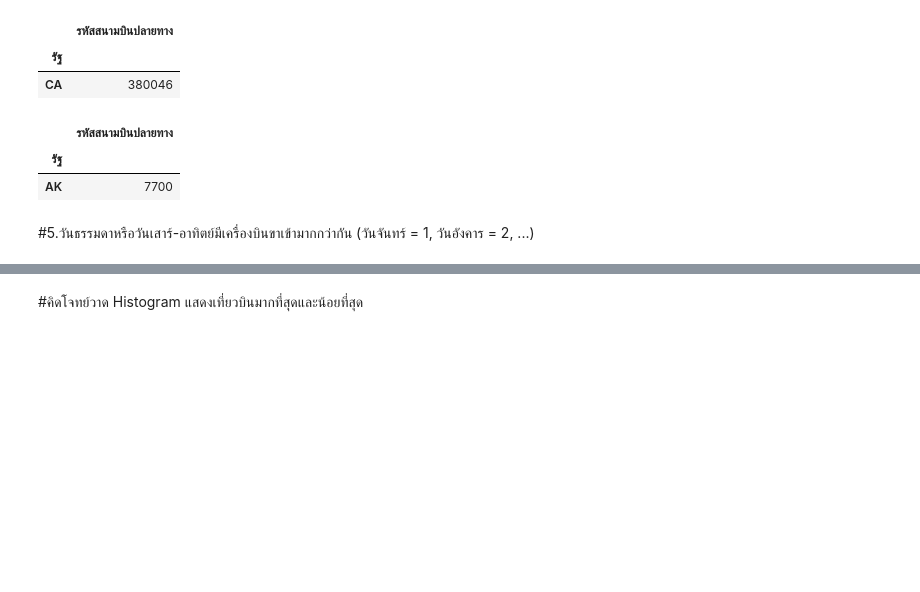
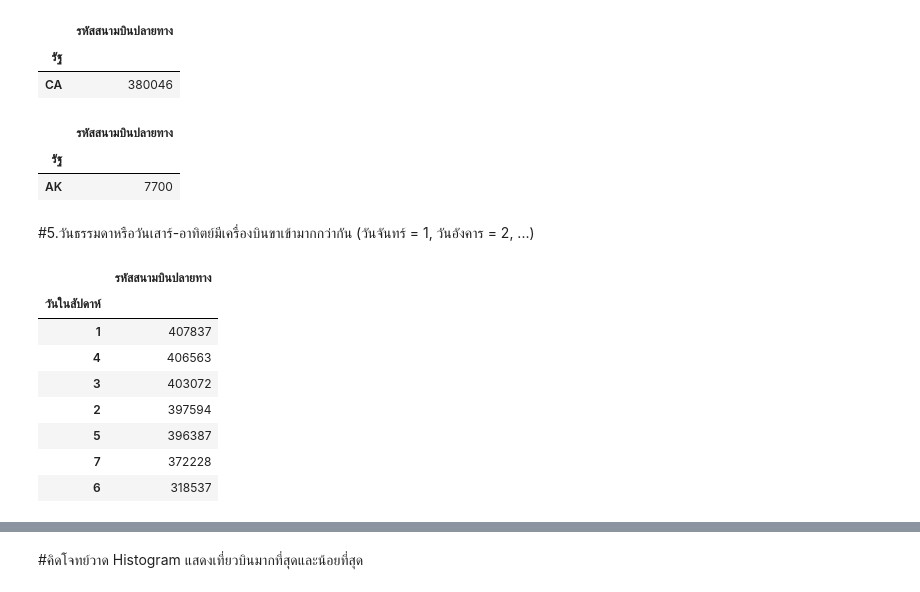
Before and after one commit to Wikanes-k/DWDM21, a Jupyter notebook: MiniExam.ipynb, the cells around one changed output, grey strips where cells are left out. Drawn from its saved outputs; the diff is of its cells as text; code cells hidden in the pictures; blank space fills up the shorter version.

```diff
--- a/MiniExam.ipynb
+++ b/MiniExam.ipynb
@@ -145,3 +147,16 @@ min.iloc[:1:,4:5]
 | AK | 7700 |
 # %% [markdown]
 #5.วันธรรมดาหรือวันเสาร์-อาทิตย์มีเครื่องบินขาเข้ามากกว่ากัน (วันจันทร์ = 1, วันอังคาร = 2, ...)
+# %%
+week = merged_data.groupby('วันในสัปดาห์').count().sort_values(by=['รหัสสนามบินปลายทาง'],ascending=False) #ดูจำนวนเครื่องบินขาเข้าวันในสัปดาห์
+week.iloc[:,3:4]
+# %% [output]
+|  | รหัสสนามบินปลายทาง |
+| วันในสัปดาห์ |  |
+| 1 | 407837 |
+| 4 | 406563 |
+| 3 | 403072 |
+| 2 | 397594 |
+| 5 | 396387 |
+| 7 | 372228 |
+| 6 | 318537 |
```
Also changed, not shown: parts of 6 cells of this notebook.
